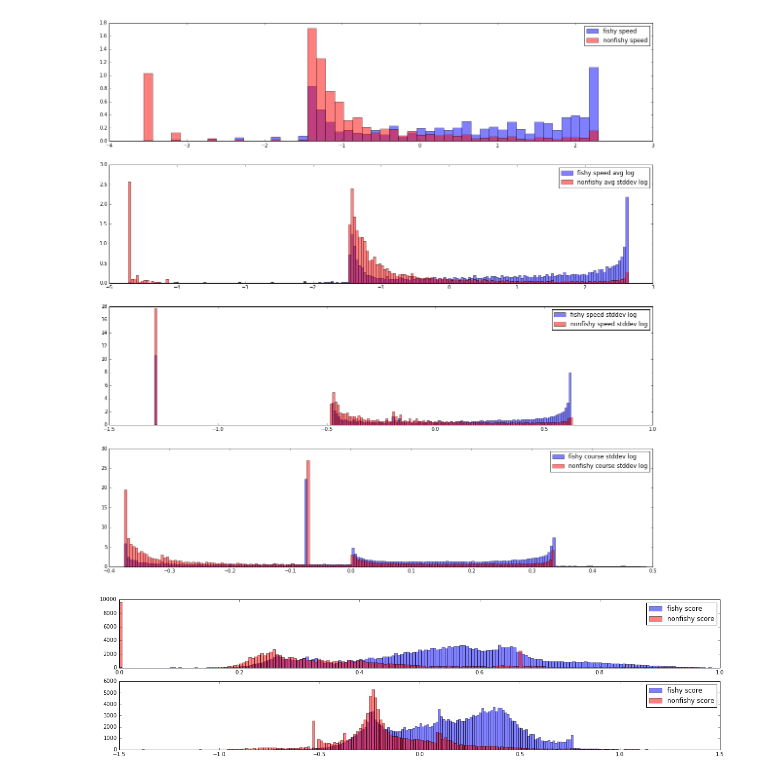
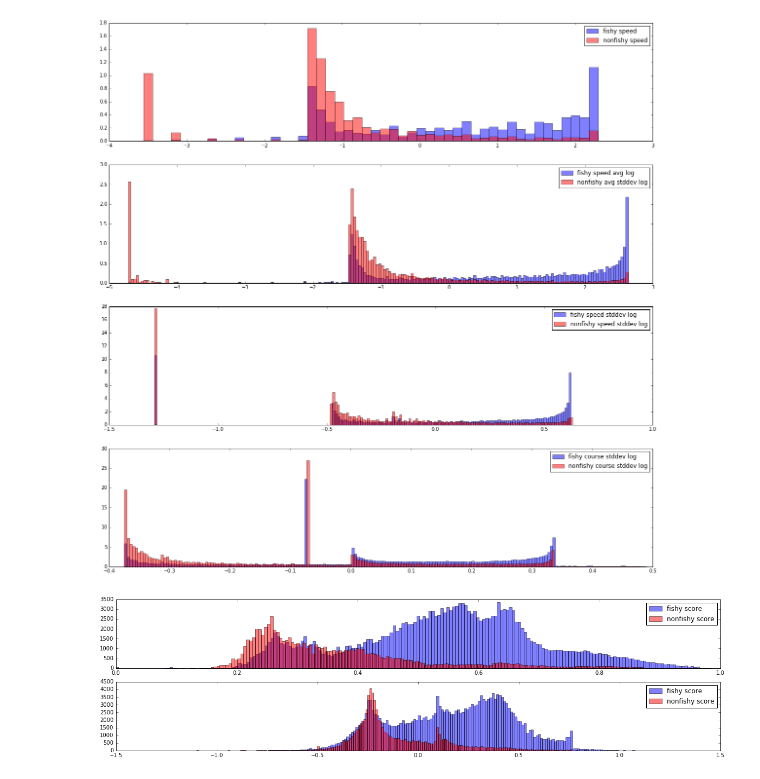
Before and after one commit to marketler/GFW_vessel_scoring, a Jupyter notebook: Classification vs measures.ipynb, the cells around one changed output. Cells and saved outputs as stored; diff of their text form; code cells hidden in the pictures.

Commit message:
Bugfix to exclude near-shore scores

```diff
--- a/Classification vs measures.ipynb
+++ b/Classification vs measures.ipynb
@@ -328,17 +328,17 @@ xnonfishy = nonfishy(x)
 # %%
 histfig = figure(figsize=(20,5))
 
 subplot = histfig.add_subplot(211)
 subplot.hist(xfishy["measure_new_score"][xfishy['distance_to_shore'] > 3], bins=200, normed=False, color='b', alpha=0.5, label="fishy score")
 subplot.hist(xnonfishy["measure_new_score"][xnonfishy['distance_to_shore'] > 3], bins=200, normed=False, color='r', alpha=0.5, label="nonfishy score")
 legend()
 
 subplot = histfig.add_subplot(212)
-subplot.hist(xfishy["score"], bins=200, normed=False, color='b', alpha=0.5, label="fishy score")
-subplot.hist(xnonfishy["score"], bins=200, normed=False, color='r', alpha=0.5, label="nonfishy score")
+subplot.hist(xfishy["score"][xfishy['distance_to_shore'] > 3], bins=200, normed=False, color='b', alpha=0.5, label="fishy score")
+subplot.hist(xnonfishy["score"][xnonfishy['distance_to_shore'] > 3], bins=200, normed=False, color='r', alpha=0.5, label="nonfishy score")
 legend()
 
 
 show()
 # %% [output]
-[figure, old version]
+[figure, new version]
```
